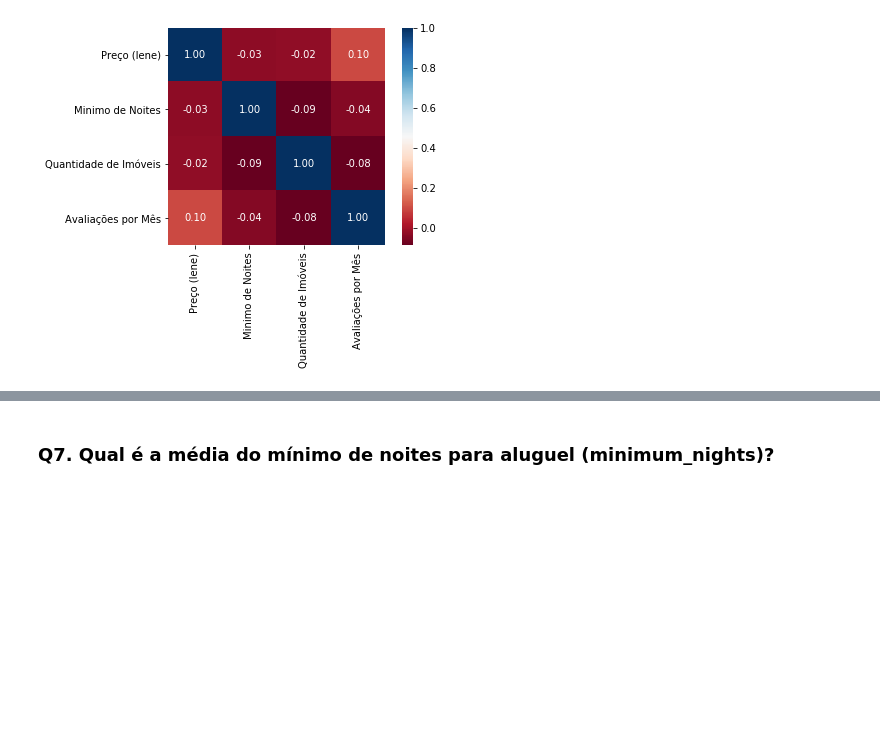
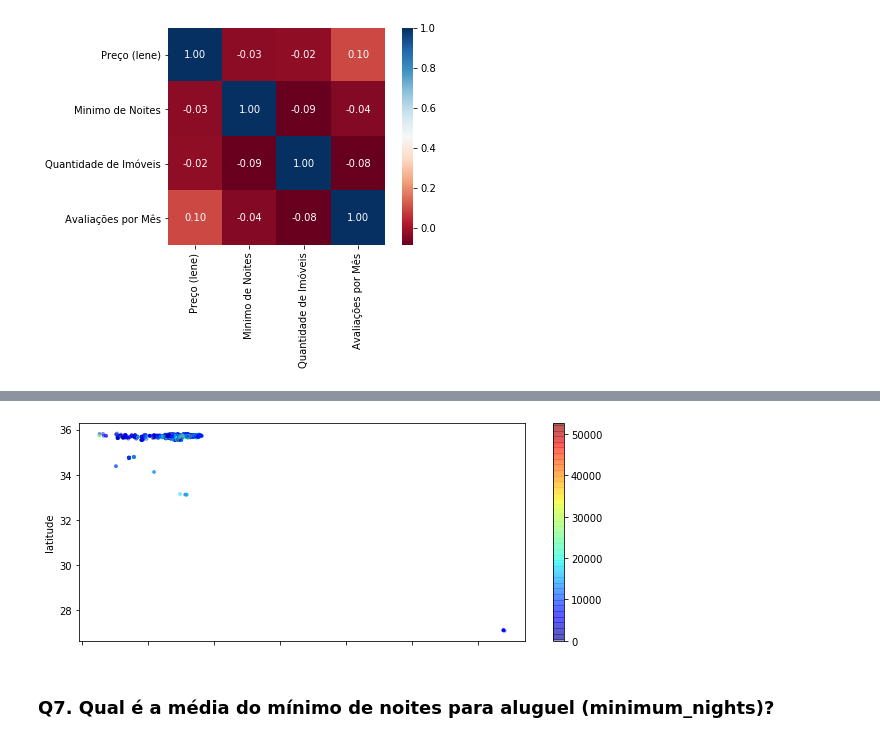
Before and after one commit to eliasfeitoza/Curso-Data-Science-na-Pratica, a Jupyter notebook: [TEMPLATE]_Analisando_os_Dados_do_Airbnb.ipynb, the cells around one changed output, grey strips where cells are left out. Drawn from its saved outputs; the diff is of its cells as text; code cells hidden in the pictures; blank space fills up the shorter version.

```diff
--- a/[TEMPLATE]_Analisando_os_Dados_do_Airbnb.ipynb
+++ b/[TEMPLATE]_Analisando_os_Dados_do_Airbnb.ipynb
@@ -339,3 +352,9 @@ sns.heatmap(corr, cmap='RdBu', fmt='.2f', square=True, linecolor='white', annot=
+# %%
+# plotar os imóveis pela latitude-longitude
+df_clean.plot(kind="scatter", x='longitude', y='latitude', alpha=0.4, c=df_clean['Preço (lene)'],s=8,
+              cmap=plt.get_cmap('jet'), figsize=(10,4));
+# %% [output]
+[figure, added]
 # %% [markdown]
 ### **Q7. Qual é a média do mínimo de noites para aluguel (minimum_nights)?**
 # %%
```
Also changed, not shown: parts of 15 cells of this notebook.
